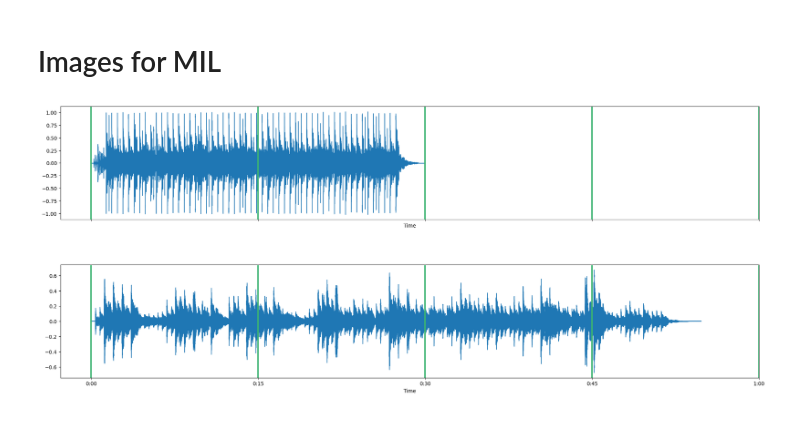
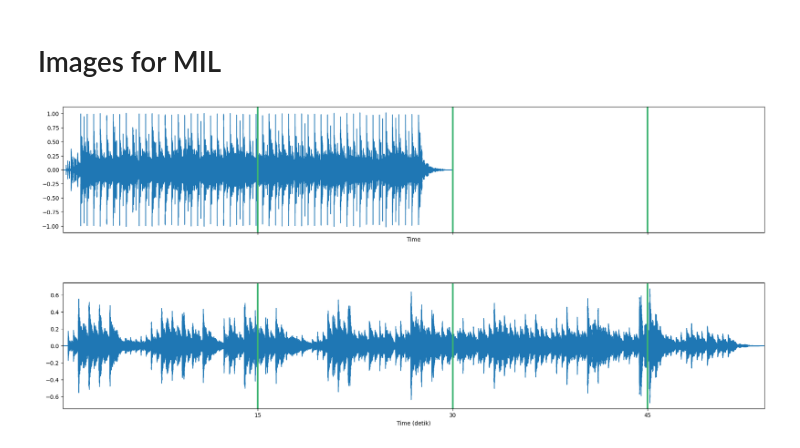
Before and after one commit to hugoalfedoputra/mudelling, a Jupyter notebook: prep/file-from-laptop-test.ipynb, the cells around one changed output. Saved outputs shown, nothing was run; the diff lists cells and outputs as text; code cells hidden in the pictures.

```diff
--- a/prep/file-from-laptop-test.ipynb
+++ b/prep/file-from-laptop-test.ipynb
@@ -73,7 +73,7 @@ from pprint import pprint
 SAMPLE_RATE = 16000
 # SAMPLES = INPUT_LEN_SECS * SAMPLE_RATE
 
-y, sr = librosa.load('./temp/00/970600.mp3', sr=SAMPLE_RATE)
+y, sr = librosa.load('./temp/00/95400.mp3', sr=SAMPLE_RATE)
 # y_midpoint = len(y) // 2
 # before_mid = y_midpoint - (SAMPLES // 2)
 # after_mid = y_midpoint + (SAMPLES // 2)
@@ -84,7 +84,12 @@ s_db = librosa.amplitude_to_db(s, ref=1e-12)
 print(s_db.shape)
 
 plt.figure(figsize=(20,4))
-librosa.display.specshow(s_db, sr=sr, x_axis='time', y_axis='mel')
+librosa.display.waveshow(y=y, sr=sr, axis='time')
+# librosa.display.specshow(s_db, sr=sr, x_axis='time', y_axis='mel')
 # plt.colorbar()
+plt.xlim(-0.8, (len(y) // SAMPLE_RATE) - 0.2)
+tick_intervals = np.arange(15, int(len(y) // SAMPLE_RATE), 15)
+plt.xticks(ticks=tick_intervals)
+plt.grid(axis='x', color='mediumseagreen', alpha=1.0, linewidth=2)
 plt.show()
 # %% [output]
@@ -295,38 +300,39 @@ for file in audio_files:
     s = librosa.feature.melspectrogram(y=y, sr=sr, n_mels=96)
     s_db = librosa.amplitude_to_db(s, ref=1e-12)
 
-    duration = len(y) / sr
+    duration = len(y) // sr
     if duration > max_duration:
         max_duration = duration
 
     audio_data.append({
         "file": file,
         "y": y,
         "s_db": s_db,
         "duration": duration
     })
 
 fig, axes = plt.subplots(
     nrows=len(audio_files),
     ncols=1,
-    figsize=(20, 8),
+    figsize=(18, 8),
     sharex=True,
     constrained_layout=True,
     gridspec_kw={'hspace': 0.25}
 )
 
 for i, data in enumerate(audio_data):
     # librosa.display.specshow(data["s_db"], sr=SAMPLE_RATE, x_axis='time', y_axis='mel', ax=axes[i])
     librosa.display.waveshow(y=data["y"], sr=SAMPLE_RATE, axis='time', ax=axes[i])
 
     # axes[i].set_title(f'Mel-Spectrogram: {data["file"]}')
 
     axes[i].grid(axis='x', color='mediumseagreen', alpha=1.0, linewidth=3)
+    axes[i].set_xlim(0.0, (len(y) // SAMPLE_RATE) - 0.0)
 
-tick_intervals = np.arange(0, int(max_duration) + 15, 15)
+tick_intervals = np.arange(15, max_duration, 15)
 axes[-1].set_xticks(tick_intervals)
 
-# axes[-1].set_xlabel("Time (seconds)")
+axes[-1].set_xlabel("Time (detik)")
 plt.show()
 # %% [output]
-[figure, old version]
+[figure, new version]
```
Also changed, not shown: parts of 1 cell of this notebook.
